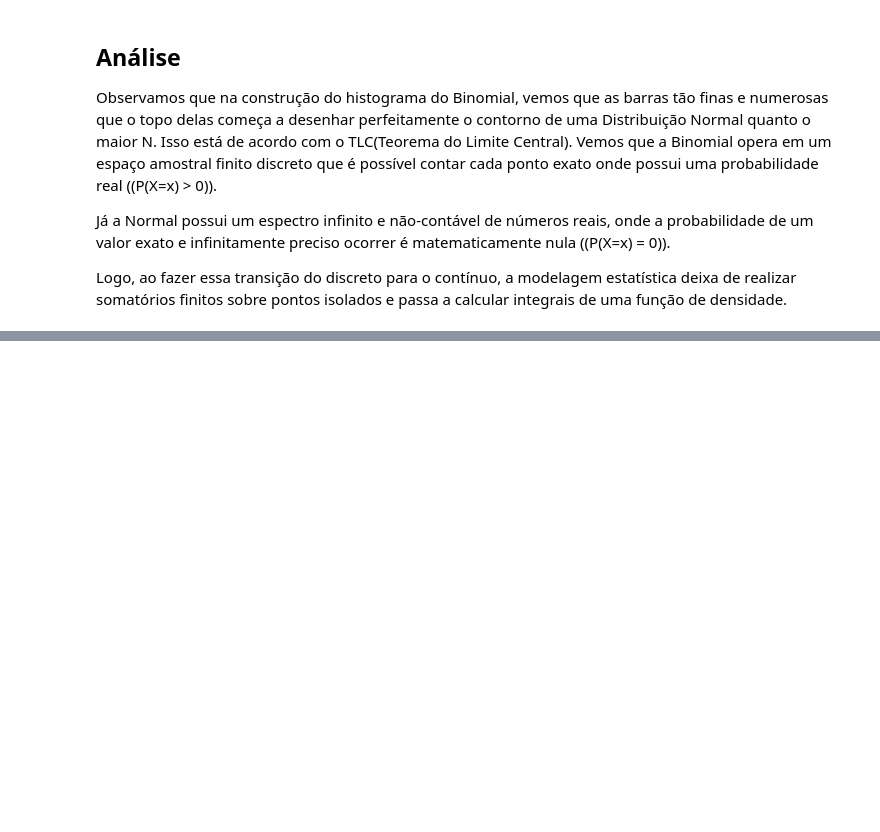
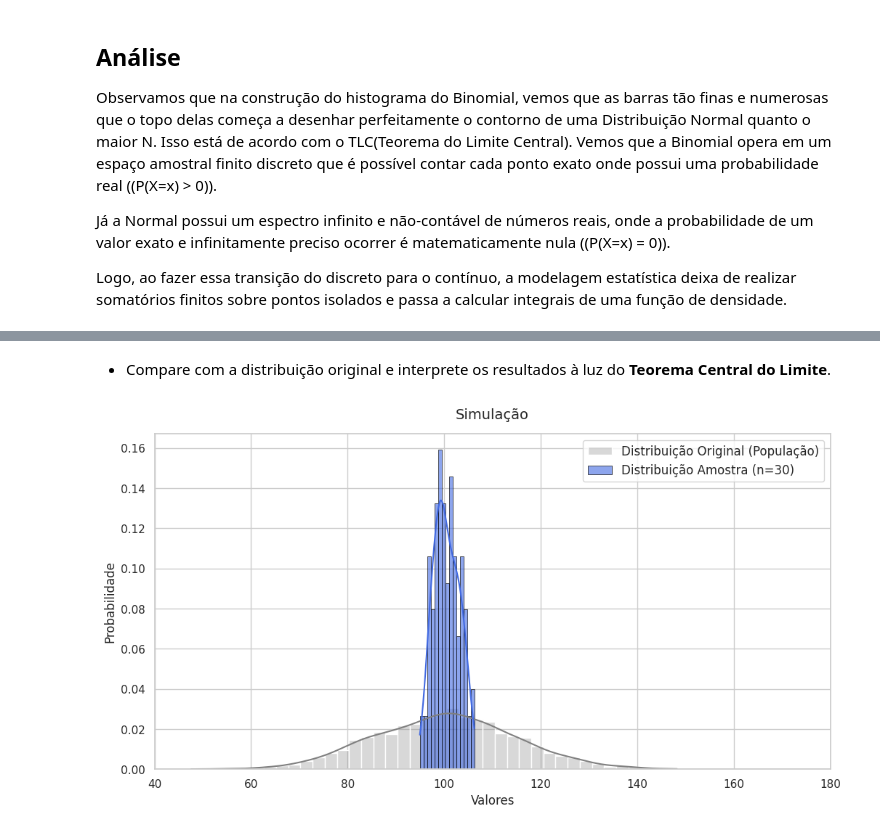
Before and after one commit to jessicalewinter/deep-learning-specialization, a Jupyter notebook: course-notebooks/statistics/T3_PosDL_Titanic.ipynb, the cells around one changed output, grey strips where cells are left out. Saved outputs shown, nothing was run; the diff lists cells and outputs as text; code cells hidden in the pictures; blank space fills up the shorter version.

```diff
--- a/course-notebooks/statistics/T3_PosDL_Titanic.ipynb
+++ b/course-notebooks/statistics/T3_PosDL_Titanic.ipynb
@@ -675,0 +729,43 @@ Logo, ao fazer essa transição do discreto para o contínuo, a modelagem estat
+# %% [markdown]
+* Compare com a distribuição original e interprete os resultados à luz do **Teorema Central do Limite**.
+# %%
+## Dados população
+
+normal_populacao = np.random.normal(loc=mu_3, scale=sigma_3, size=3000)
+
+## Plotando os dois gráficos(populacao e amostra)
+plt.figure(figsize=(12, 6))
+
+sns.histplot(
+    normal_populacao,
+    bins=40,
+    stat="density",
+    color="gray",
+    alpha=0.3,
+    label="Distribuição Original (População)",
+    kde=True
+)
+
+
+
+sns.histplot(
+    medias_amostrais_3,
+    bins=15,
+    stat="density",
+    color="royalblue",
+    edgecolor="black",
+    alpha=0.6,
+    label=f"Distribuição Amostra (n={n_3})",
+    kde=True
+
+)
+
+plt.title(f"Simulação", fontsize=14, pad=15)
+plt.xlabel('Valores')
+plt.ylabel('Probabilidade')
+plt.xlim(40, 180)
+plt.legend(fontsize=12)
+
+plt.show()
+# %% [output]
+[figure, added]
```
Also changed, not shown: parts of 20 cells of this notebook.
